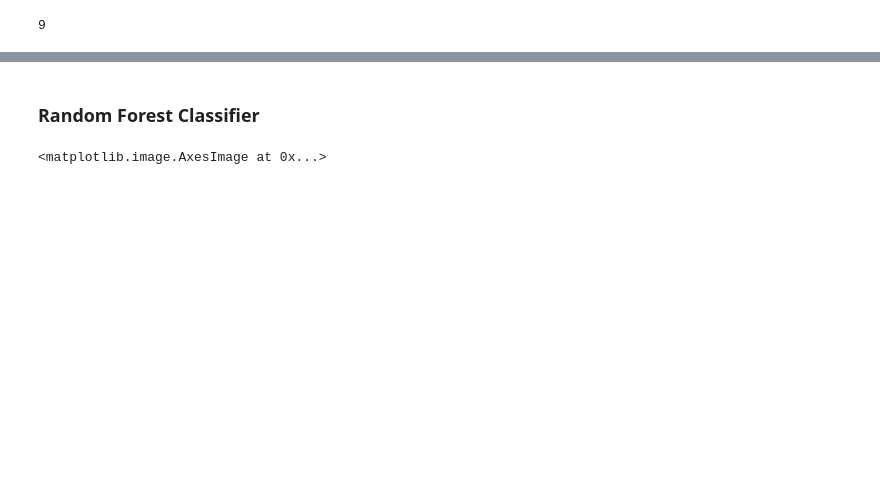
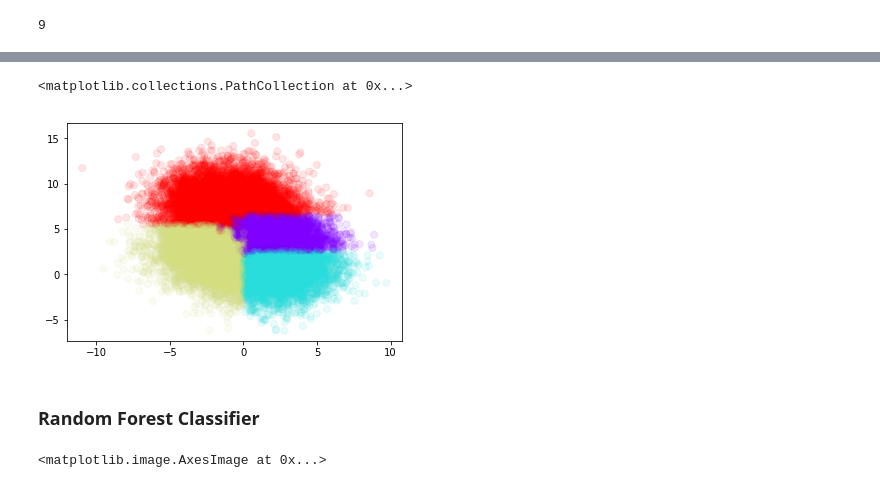
Before and after one commit to edyoda/data-science-ml-foundation-10, a Jupyter notebook: Revisit 25 Decision Trees and Random Forests.ipynb, the cells around one changed output, grey strips where cells are left out. Cells and saved outputs as stored; diff of their text form; code cells hidden in the pictures; blank space fills up the shorter version.

```diff
--- a/Revisit 25 Decision Trees and Random Forests.ipynb
+++ b/Revisit 25 Decision Trees and Random Forests.ipynb
@@ -48,0 +51,4 @@ sktree.export_graphviz(tree,out_file='tree.dot')
+# %%
+model = RandomForestClassifier(n_estimators=1000)
+# %%
+model.fit(X,y)
@@ -49,3 +63,15 @@ sktree.export_graphviz(tree,out_file='tree.dot')
+# %%
+y_pred = model.predict(X_test)
+# %%
+import matplotlib.pyplot as plt
+%matplotlib inline
+
+
+#plt.scatter(X[:,0],X[:,1], c = y,s=50,cmap='rainbow')
+plt.scatter(X_test[:,0],X_test[:,1], c = y_pred,s=50,cmap='rainbow',alpha=0.1)
+# %% [output]
+<matplotlib.collections.PathCollection at 0x...>
+[figure, added]
 # %% [markdown]
 ### Random Forest Classifier
 # %%
```
Also changed, not shown: parts of 4 cells of this notebook.
